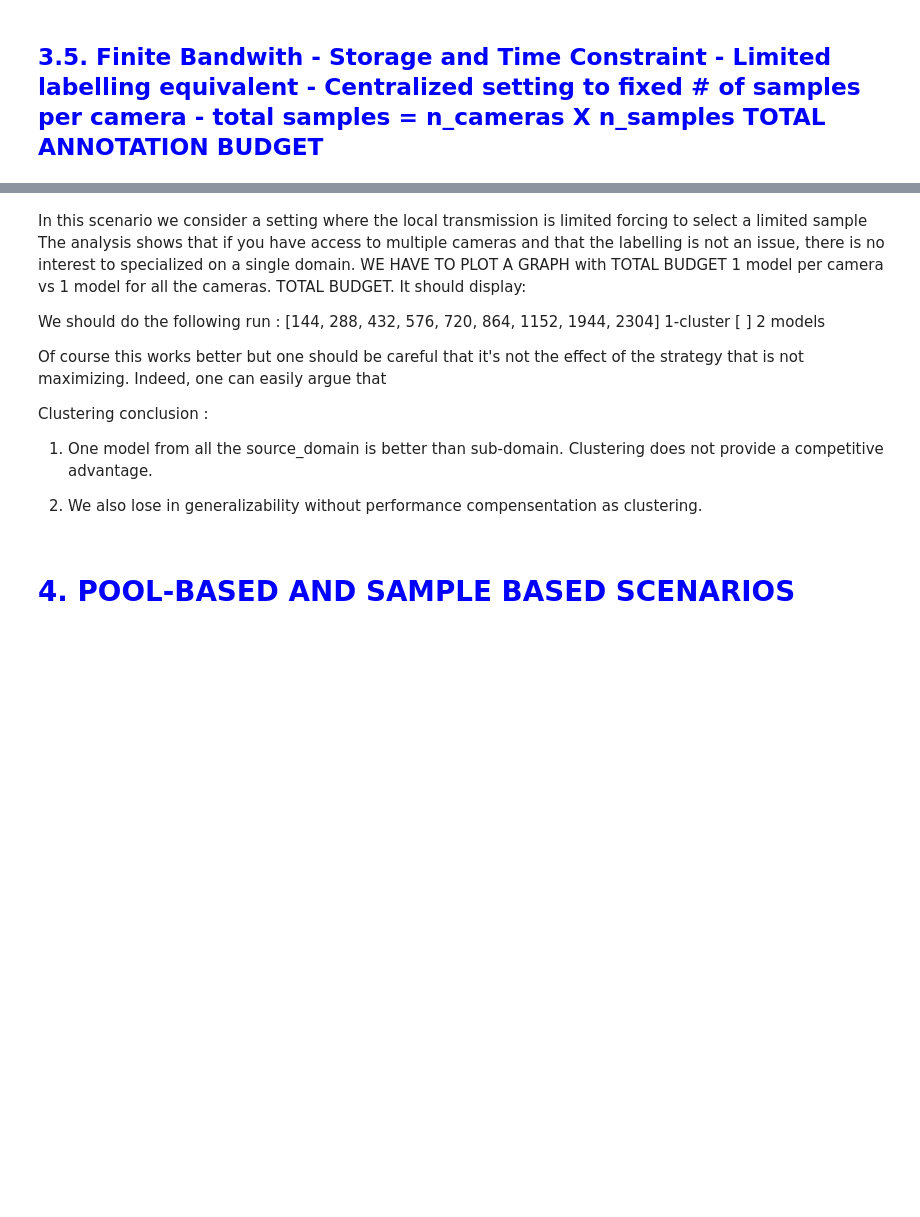
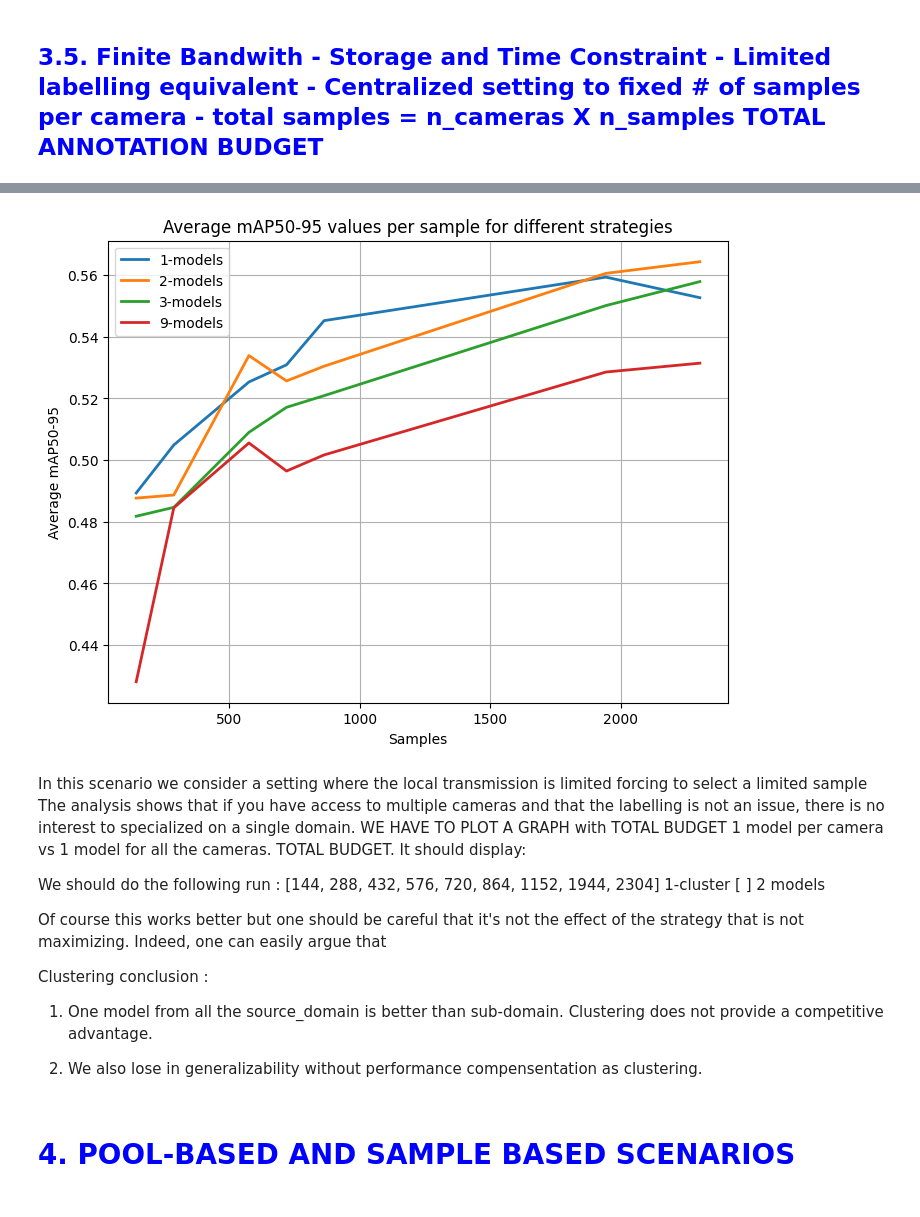
Before and after one commit to manjahdani/CSBAD, a Jupyter notebook: visualization_tools/analysis_journal.ipynb, the cells around one changed output, grey strips where cells are left out. Saved outputs shown, nothing was run; the diff lists cells and outputs as text; code cells hidden in the pictures; blank space fills up the shorter version.

Commit message:
analysis

```diff
--- a/visualization_tools/analysis_journal.ipynb
+++ b/visualization_tools/analysis_journal.ipynb
@@ -80,7 +79,7 @@ def benchmark_strategies_plot(strategies_df,
 # %%
 def filter_df(df, same_domain = False, strategies = None,
               samples=None, source_periods=None, source_domains=None,
-              excluded_domains=None, dom_periods = None, target_domain=None):
+              excluded_domains=None, dom_periods = None, target_domain=None, students=None):
 
     filtered_df = df
 
@@ -108,6 +107,9 @@ def filter_df(df, same_domain = False, strategies = None,
     if target_domain is not None:
         filtered_df = filtered_df[filtered_df['target_domain'].isin(target_domain)]
 
+    if students is not None:
+        filtered_df = filtered_df[filtered_df['student'].isin(students)]
+
     return filtered_df, filtered_df['mAP50-95'].mean(), filtered_df['mAP50-95'].std()
 
 
@@ -643,8 +645,8 @@ def generate_cameras_pairs(input_string):
     week_index = input_string.index('-week')
 
     # Get the cameras and weeks as lists of characters
-    cameras = input_string[:week_index].split('e')
-    weeks = input_string[week_index+5:].split('e')
+    cameras = input_string[:week_index].split('o')
+    weeks = input_string[week_index+5:].split('o')
 
     # Add the 'cam' prefix to each camera if not already there
     cameras = ['cam' + cam if not cam.startswith('cam') else cam for cam in cameras]
@@ -871,7 +873,7 @@ def highlight_rows(s):
 # Now, loop over unique strategies and sample sizes
 for strategy in selected_strategy:
     for sample in selected_sample_sizes:
-        strategy_sample_df = final_results_df[(final_results_df['Strategy'] == strategy) & (final_results_df['Sample Size'] == sample)]
+        strategy_sample_df = final_results_df[(final_results_df['strategy'] == strategy) & (final_results_df['Sample Size'] == sample)]
 
         # If DataFrame is not empty, display it
         if not strategy_sample_df.empty:
@@ -978,7 +933,8 @@ def generate_df(cam_week_tuples, strategy, samples, df, df_multistream):
         for sample in samples:
             data["samples"]=sample
 
-            a,mean_cam_self,_=filter_df(df,same_domain=True,
+            a,mean_cam_self,_=filter_df(df,
+                                        same_domain=True,
                                         strategies=[strategy],
                                         source_domains=[cam],
                                         source_periods=[week],
@@ -1008,7 +964,7 @@ def generate_df(cam_week_tuples, strategy, samples, df, df_multistream):
 
 cam_week_tuples = [('cam1', 'week1')]   # replace with your tuples
 samples = [96,216]   # replace with your samples
-df = generate_df(restricted_dom_periods,
+df_cluster_analysis = generate_df(restricted_dom_periods,
                  'thresholded-top-confidence-max',
                  samples,
                  df_stream,
@@ -1081,0 +1036,60 @@ NameError: name 'df_stream_same_domain' is not defined
+# %%
+
+def total_df(cam_week_tuples, strategy, samples, df, df_multistream):
+    # Create an empty DataFrame
+    result_df = pd.DataFrame()
+
+    # Loop over each cam, week tuple
+    for cam_week_tuple in cam_week_tuples:
+        # Unpack the tuple into cam and week variables
+        data1={}
+
+        cam, week = cam_week_tuple
+        data1["target_domain"]=cam
+        inclusters,outclusters = assign_cluster(cam, clusters)
+        # Loop over each sample
+        for sample in samples:
+            data1["samples"]=sample*9
+            a,mean_cam_self,_=filter_df(df,
+                                        same_domain=True,
+                                        strategies=[strategy],
+                                        source_domains=[cam],
+                                        source_periods=[week],
+                                        samples=[sample],
+                                        students=['yolov8n'])
+            data1["strategy"]= '9-models'
+            data1["mAP50-95"]=mean_cam_self
+            result_df = pd.concat([result_df, pd.DataFrame([data1])], ignore_index=True)
+
+            for cls in inclusters:
+                data2={}
+                data2["target_domain"]=cam
+                in_cameras, b, c, d= process_domains_periods(cls['source_domain'], cls['source_period'], restricted_dom_periods)
+                number_of_samples = len(in_cameras)*sample
+                _,cluster_mean,_=filter_df(df_multistream,
+                                           strategies=[strategy],
+                                           source_domains=[cls['source_domain']],
+                                           source_periods=[cls['source_period']],
+                                           samples=[number_of_samples],
+                                           target_domain=[cam],
+                                           students=['yolov8n'])
+                data2[f"samples"]=number_of_samples*9/len(in_cameras)
+                data2[f"strategy"]=f"{cls['number']}-models"
+                data2["mAP50-95"] = cluster_mean
+                data2[f"smpls cls_{cls['number']}"]=number_of_samples
+                data2[f"cam cls_{cls['number']}"]=b
+
+                result_df = pd.concat([result_df, pd.DataFrame([data2])], ignore_index=True)
+
+    return result_df
+
+
+samples = [16,32,64,80,96,216,256]   # replace with your samples
+df_cluster3 = total_df(restricted_dom_periods, 'thresholded-top-confidence-max', samples, df_stream, df_multistream)
+#display(df_cluster3)
+display(df_cluster3.groupby(['strategy', 'samples']).count())
+grouped_df = df_cluster3.groupby(['strategy', 'samples']).mean(numeric_only=True)
+display(grouped_df)
+
+benchmark_strategies_plot(df_cluster3)
+# %% [output]
@@ -1082,3 +1132,4 @@ NameError: name 'df_stream_same_domain' is not defined
+[figure, added]
 # %% [markdown]
 In this scenario we consider a setting where the local transmission is limited forcing to select a limited sample
 The analysis shows that if you have access to multiple cameras and that the labelling is not an issue, there is no interest to specialized on a single domain. WE HAVE TO PLOT A GRAPH with TOTAL BUDGET 1 model per camera vs 1 model for all the cameras. TOTAL BUDGET. It should display:
```
Also changed, not shown: parts of 10 cells of this notebook.
